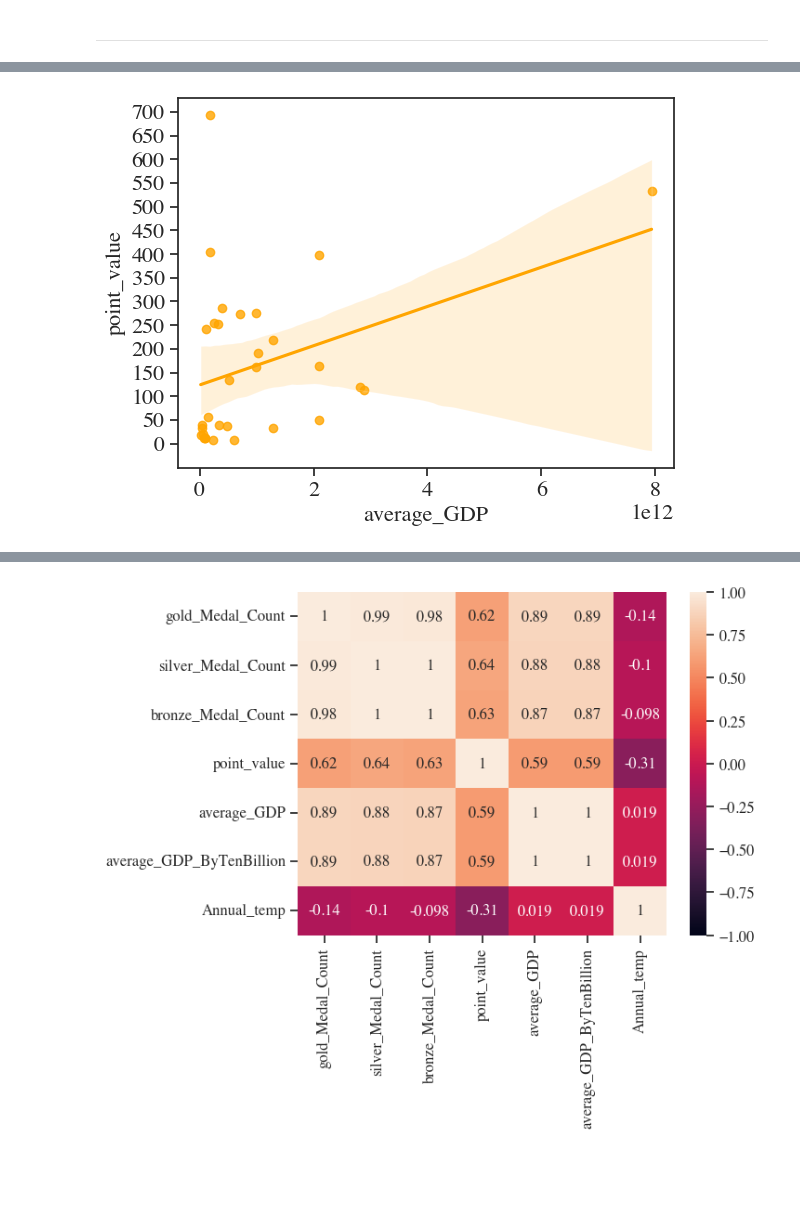
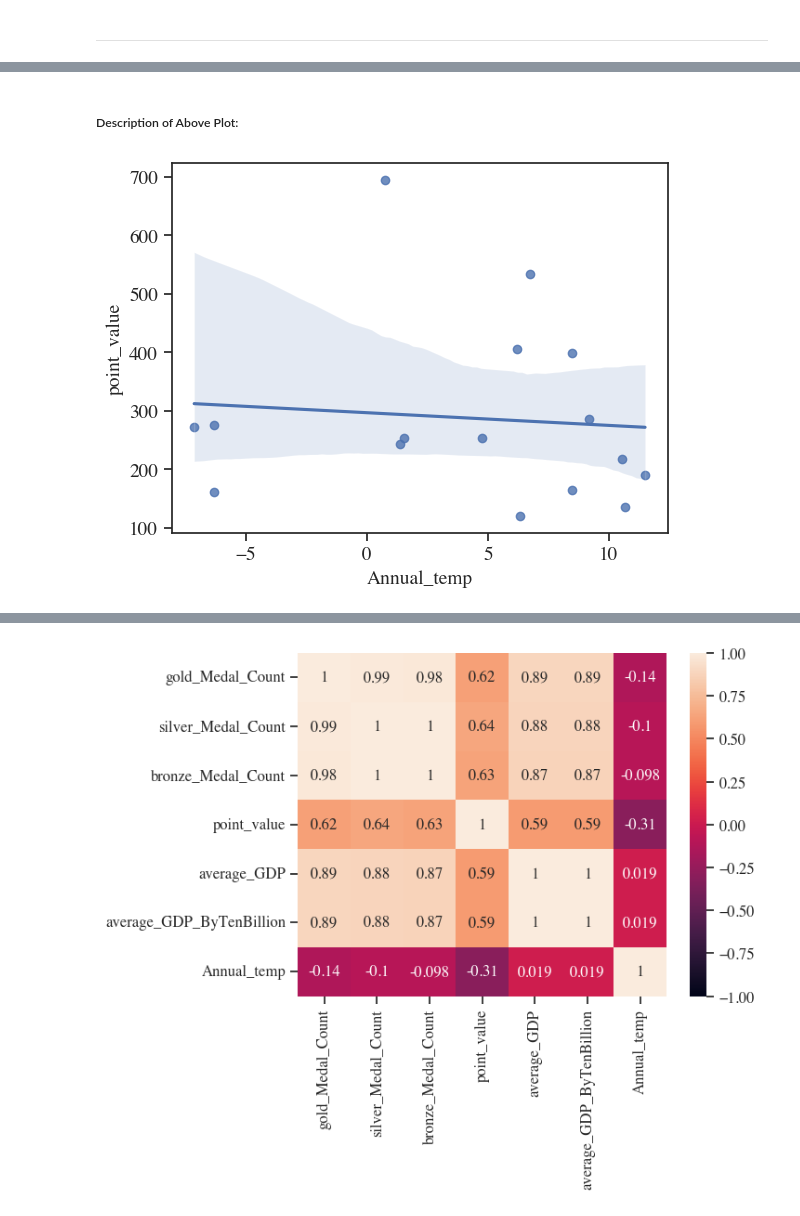
Before and after one commit to ubco-W2022T2-data301/project-group-group17, a Jupyter notebook: analysis/notebooks/analysis_cynthia.ipynb, the cells around one changed output, grey strips where cells are left out. Drawn from its saved outputs; the diff is of its cells as text; code cells hidden in the pictures; blank space fills up the shorter version.

```diff
--- a/analysis/notebooks/analysis_cynthia.ipynb
+++ b/analysis/notebooks/analysis_cynthia.ipynb
@@ -194,9 +197,25 @@ SummerOlympic = Olympic1[Olympic1["game_season"]== "Summer"]
 ## FUNCTIONS: Medal Counts Per Country
 def medalCounts(df, medal_type):
     """
+    The function denoted as "medalCounts" returns a dataframe with a series of parameters associated with a unique medal type.
+    Please refer to the parameters and returns section for more information.
+    Please note, that if the medal type is spelt incorrectly, the function will not run.
 
+    Parameters:
+    -----------
+    df: dataframe
+        The dataframe to extract information from.
 
+    medal_type: string
+        The specific medal type of interest,
 
+    Returns
+    -------
+        Returns a new dataframe which is subsetted to only contain the following parameters:
+            - Country
+            - Medal Type
+            - Country Code
+            - Specific Medal Type Count
     """
 
     dfmedal_count = df[df["medal_type"] == medal_type.upper()]
@@ -208,6 +227,8 @@ def medalCounts(df, medal_type):
 
     return dfmedal_count
 
+## FUNCTION HELP: Double checking that my function's doc-string is operating correctly.
+## help(medalCounts)
 
 ## EXAMPLE OF CODE BEFORE FUNCTION:
 
@@ -651,4 +690,7 @@ WinterStatistics = WinterStatistics[0:16]
+# %% [markdown]
+##### Description of Above Plot:
 # %%
 ## WINTER OLYMPICS ANALYSES:
+ClimatePlot1 = sns.regplot(x="Annual_temp", y="point_value", data=WinterStatistics)
 # %% [output]
-[figure, old version]
+[figure, new version]
```
Also changed, not shown: parts of 24 cells of this notebook.
